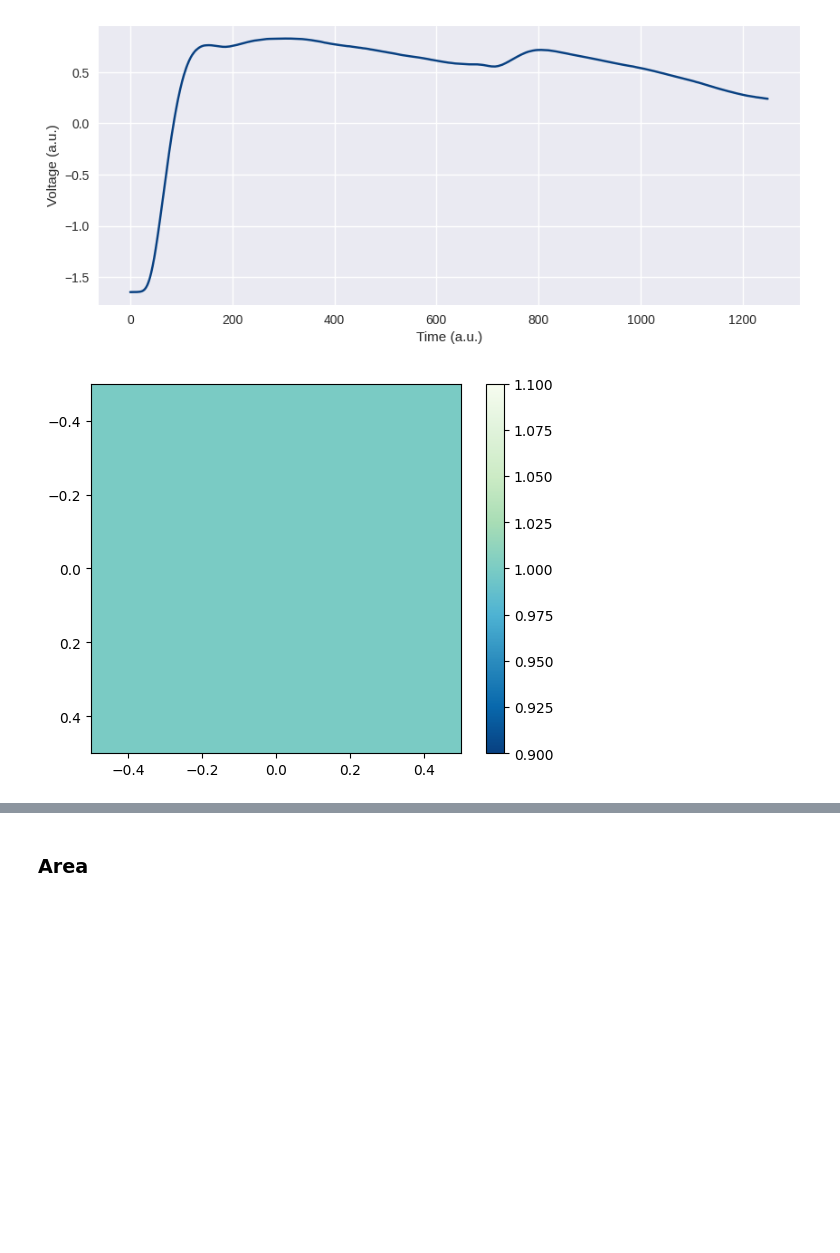
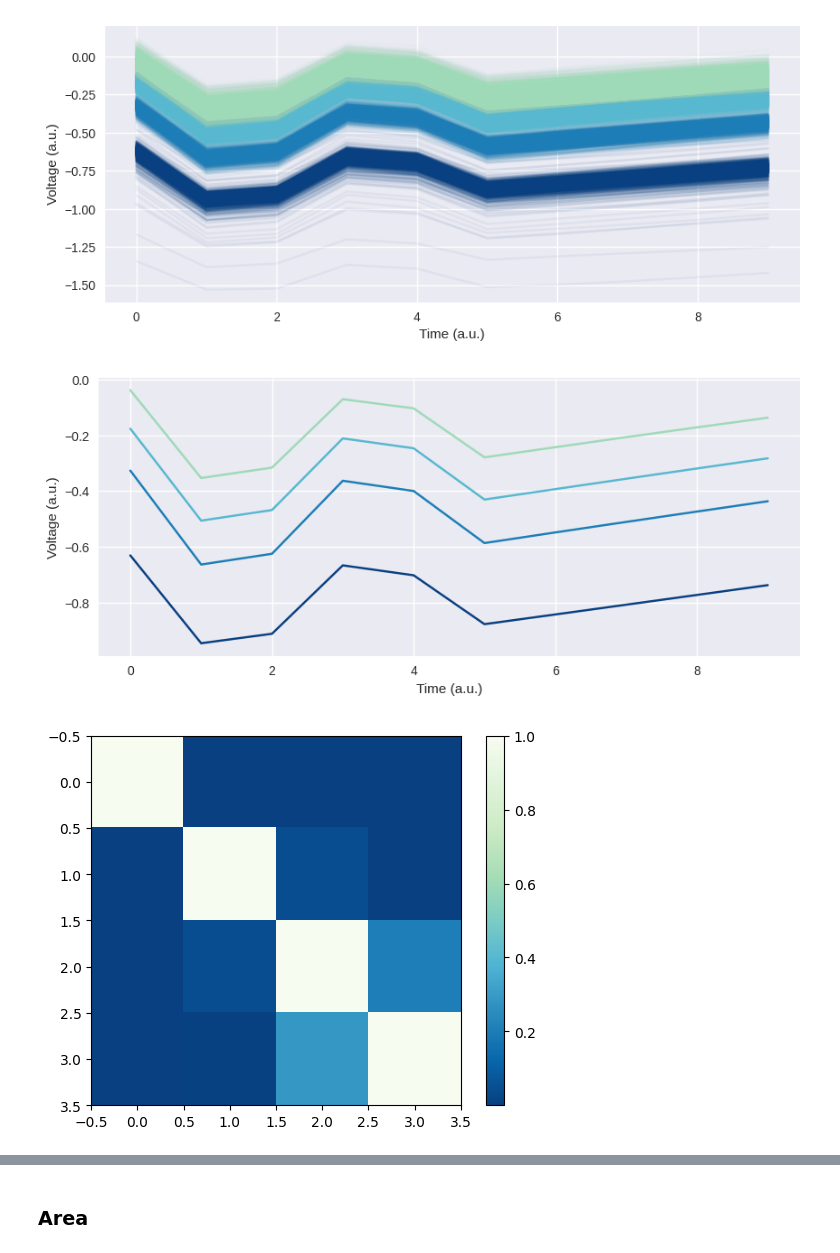
Before and after one commit to polyquantique/Photon-Number-Classification, a Jupyter notebook: src/Metrics_SNSPD.ipynb, the cells around one changed output, grey strips where cells are left out. Saved outputs shown, nothing was run; the diff lists cells and outputs as text; code cells hidden in the pictures; blank space fills up the shorter version.

```diff
--- a/src/Metrics_SNSPD.ipynb
+++ b/src/Metrics_SNSPD.ipynb
@@ -65,26 +77,32 @@ X_test = X_test[np.max(X_test, axis=1) > 0]
 # %%
-"""
+
 signal_size = 30_000
 certain_clusters = 3
 path_test = 'Datasets/SNSPD/Paderborn/data test/'
 path_train = 'Datasets/SNSPD/Paderborn/data train/'
 path_model = 'grid-search-SNSPD param 4/run 09/fold 0'
-path_save = 'MetricLog/Metric_SNSPD'
+path_save = 'MetricLog/test'
 mean, std = load_mean_std(path_model)
 print(mean, std)
 
-X_test = -1 * np.concatenate([np.load(f"{path_test}{fileName}").reshape(-1,signal_size)[::15, 3250:4500] for fileName in listdir(path_test)])#[::2]
-X_train = -1 * np.concatenate([np.load(f"{path_train}{fileName}").reshape(-1,signal_size)[::15, 3250:4500] for fileName in listdir(path_train)])
+X_test = -1 * np.concatenate([np.load(f"{path_test}{fileName}").reshape(-1,signal_size)[::15, 3250:4250] for fileName in listdir(path_test)])#[::2]
+X_train = -1 * np.concatenate([np.load(f"{path_train}{fileName}").reshape(-1,signal_size)[::15, 3250:4250] for fileName in listdir(path_train)])
 
 X_test = (X_test - mean) / std
 X_train = (X_train - mean) / std
 
 #init_len = len(X_test)
 #X_test = X_test[np.min(X_test, axis=1) < -0.5]
+
 X_train = X_train[np.max(X_train, axis=1) > 0]
 X_test = X_test[np.max(X_test, axis=1) > 0]
-X_train = X_train[np.min(X_train, axis=1) < -1.6]
-X_test = X_test[np.min(X_test, axis=1) <  -1.6]
+#X_train = X_train[np.min(X_train, axis=1) < -1.6]
+#X_test = X_test[np.min(X_test, axis=1) <  -1.6]
+
 #zeros = init_len - len(X_test)
-"""
+#X_train = X_train[:, 3250:4250]
+#index_max_var = np.argmax(np.var(X_train, axis=0))
+index_max_var = np.argpartition(np.var(X_train, axis=0), -10)[-10:]
+X_train = X_train[:, index_max_var]
+X_test = X_test[:, index_max_var]
 # %% [output]
@@ -100,11 +117,20 @@ X_i_MAX, X_r_MAX, X_l_MAX = max_value(np.copy(X_test), filter=True)
+# %%
+index_max_var = np.argpartition(np.var(X_train, axis=0), -1)[-1:]
+#X_train = X_train[:, index_max_var]
+X_i_MAX = X_test[:, index_max_var]
+X_l_MAX = X_test[:, index_max_var]
+
+#X_i_MAX, X_r_MAX, X_l_MAX = max_value(np.copy(X_test), filter=True)
 # %%
 kd = density_gaussianMixture(X_l_MAX,
                             bw = [0.02],
                             min_cluster_prob = 0.1,
                             bins_plot = 5000,
                             flip = False,
-                            skip = 0)
-#kd.plot_density()
+                            skip = 10)
+bins = kd.bins
+density = kd.density
+kd.plot_density()
 kd.plot_cluster()
 kd.plot_traces(np.copy(X_test))
 kd.plot_traces_average(np.copy(X_test))
@@ -116,2 +142,3 @@ X_l_MAX = kd.normalize_latent(X_l_MAX, certain_clusters)
-[figure, old version]
+[figure, new version]
-[figure, old version]
+[figure, new version]
+[figure, added]
```
Also changed, not shown: parts of 22 cells of this notebook, 19 other files.
